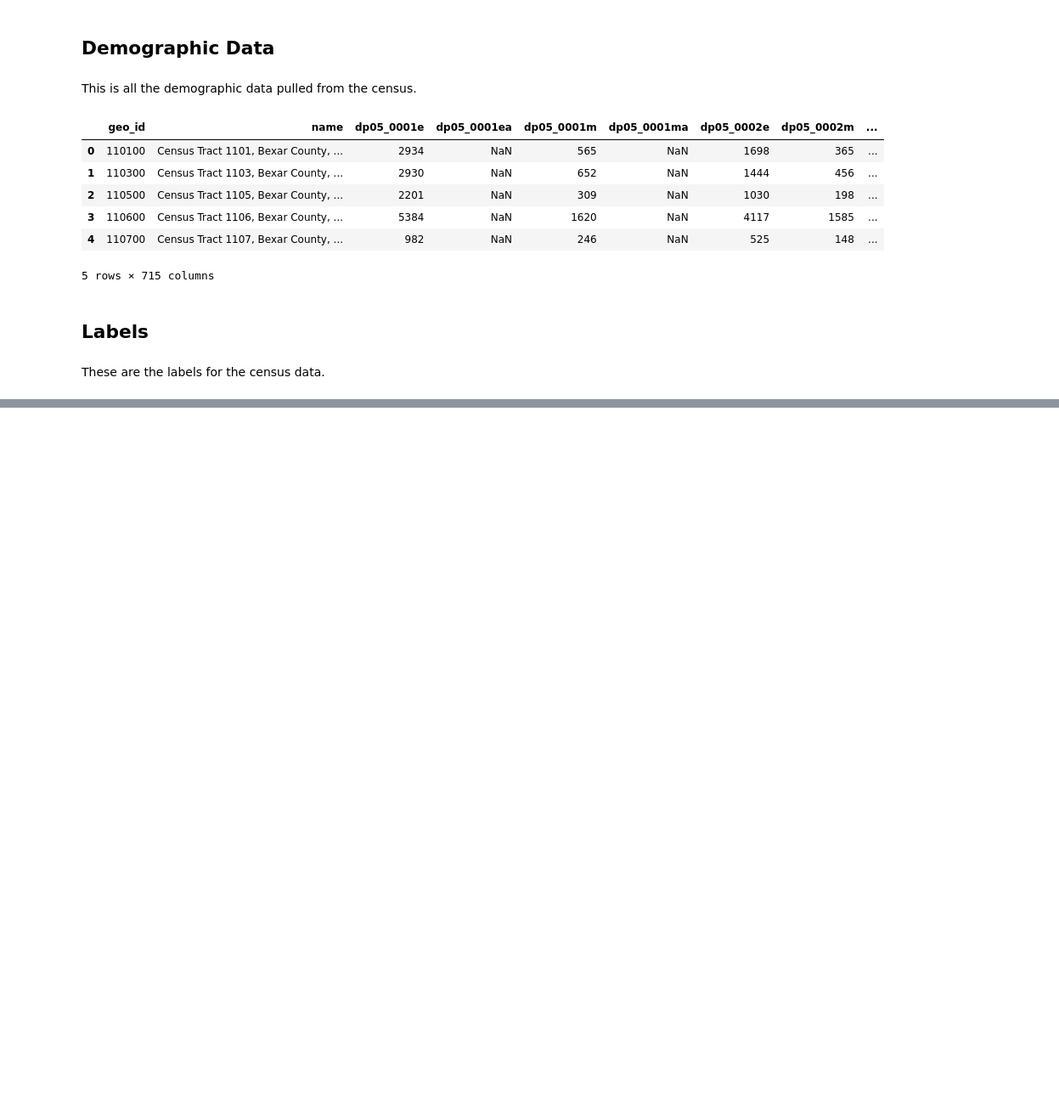
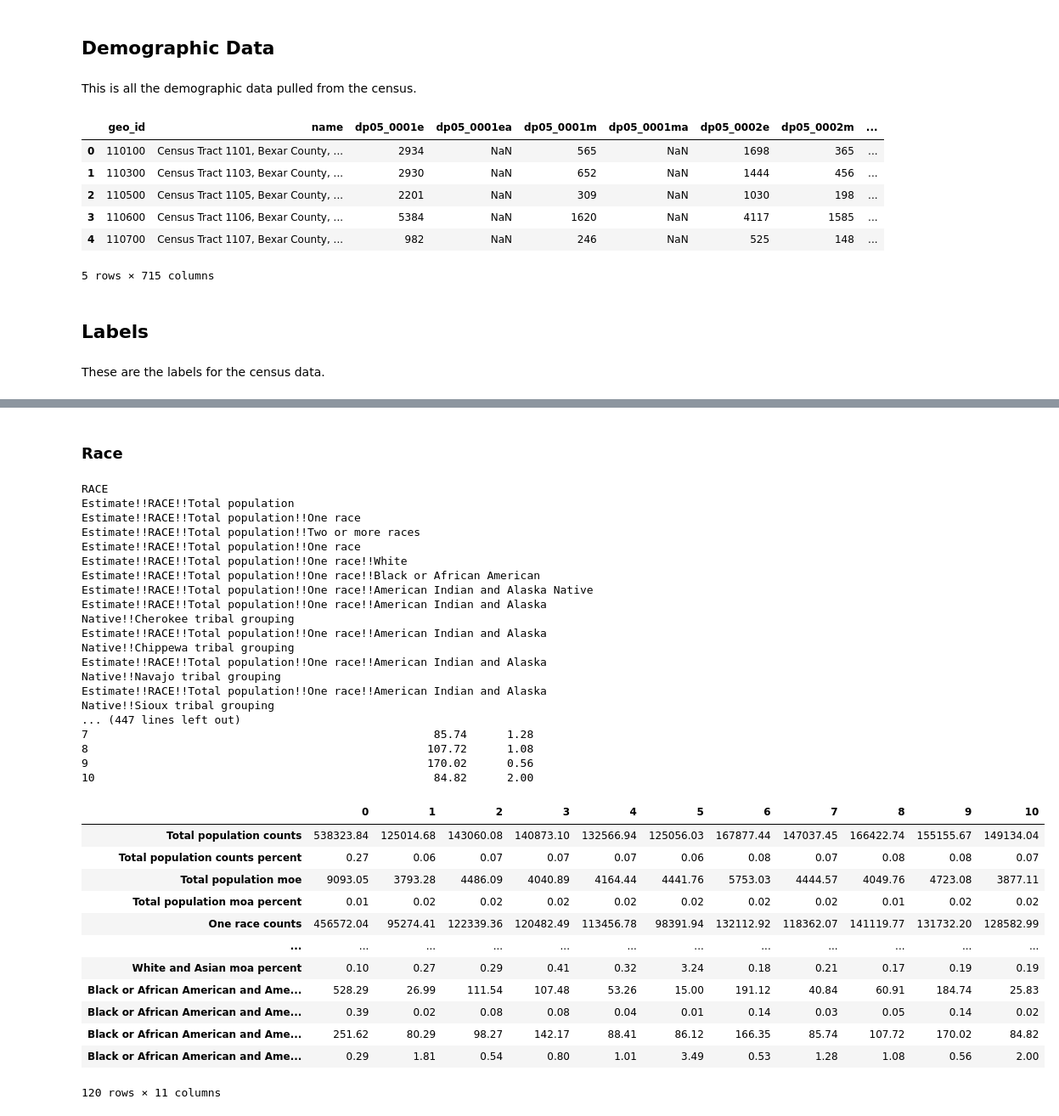
Before and after one commit to misty-garcia/sa2020-CCD, a Jupyter notebook: census_data.ipynb, the cells around one changed output, grey strips where cells are left out. Shown at 85% size. Cells and saved outputs as stored; diff of their text form; code cells hidden in the pictures; blank space fills up the shorter version.

```diff
--- a/census_data.ipynb
+++ b/census_data.ipynb
@@ -66,0 +65,3 @@ labels = labels [~labels.label.str.contains('ratio')]
+# %%
+groups = labels.label.str.split('!', expand=True)[2].unique()
+groups
@@ -107,2 +116,17 @@ def cal_counts(label):
 
     return dff
+# %%
+def cal_district_numbers(labels_check):
+    district_totals = pd.DataFrame(np.arange(11))
+    totals = []
+
+    for label in labels_check:
+        dff = cal_counts(label)
+        name = dff.index.name
+        dff.columns = [name + ' counts', name + ' counts percent', name + ' moe', name + ' moa percent']
+        dff = dff.reset_index(drop=True)
+
+        district_totals = pd.concat([district_totals,dff],axis=1)
+
+    district_totals = district_totals.drop(columns=0)
+    return district_totals.T
@@ -109,13 +137,14 @@ def cal_counts(label):
 # %%
-grouping = 'SEX AND AGE'
+grouping = groups[0]
 
-labels = labels [labels.label.str.contains(grouping)]
-labels = labels.iloc[:-13]
-labels_check = labels.column_name.str[:-1]
-labels
+current_labels = labels [labels.label.str.contains(grouping)]
+current_labels = current_labels.iloc[:-13]
+labels_check = current_labels.column_name.str[:-1]
 
-for titles in labels.label:
+for titles in current_labels.label:
     print(titles)
+
+cal_district_numbers(labels_check)
 # %% [output]
 Estimate!!SEX AND AGE!!Total population
 Estimate!!SEX AND AGE!!Total population!!Male
@@ -208,0 +181,45 @@ district_totals.T.to_excel('CCD_test3.xlsx')
+# %% [markdown]
+### Race
+# %%
+grouping = groups[1]
+print(grouping)
+
+current_labels = labels [labels.label.str.contains(grouping)]
+current_labels = current_labels.iloc[:-16]
+labels_check = current_labels.column_name.str[:-1]
+
+for titles in current_labels.label:
+    print(titles)
+
+cal_district_numbers(labels_check)
+# %% [output]
+RACE
+Estimate!!RACE!!Total population
+Estimate!!RACE!!Total population!!One race
+Estimate!!RACE!!Total population!!Two or more races
+Estimate!!RACE!!Total population!!One race
+Estimate!!RACE!!Total population!!One race!!White
+Estimate!!RACE!!Total population!!One race!!Black or African American
+Estimate!!RACE!!Total population!!One race!!American Indian and Alaska Native
+Estimate!!RACE!!Total population!!One race!!American Indian and Alaska Native!!Cherokee tribal grouping
+Estimate!!RACE!!Total population!!One race!!American Indian and Alaska Native!!Chippewa tribal grouping
+Estimate!!RACE!!Total population!!One race!!American Indian and Alaska Native!!Navajo tribal grouping
+Estimate!!RACE!!Total population!!One race!!American Indian and Alaska Native!!Sioux tribal grouping
+... (447 lines left out)
+7                                                    85.74      1.28
+8                                                   107.72      1.08
+9                                                   170.02      0.56
+10                                                   84.82      2.00
+|  | 0 | 1 | 2 | 3 | 4 | 5 | 6 | 7 | 8 | 9 | 10 |
+| Total population counts | 538323.84 | 125014.68 | 143060.08 | 140873.10 | 132566.94 | 125056.03 | 167877.44 | 147037.45 | 166422.74 | 155155.67 | 149134.04 |
+| Total population counts percent | 0.27 | 0.06 | 0.07 | 0.07 | 0.07 | 0.06 | 0.08 | 0.07 | 0.08 | 0.08 | 0.07 |
+| Total population moe | 9093.05 | 3793.28 | 4486.09 | 4040.89 | 4164.44 | 4441.76 | 5753.03 | 4444.57 | 4049.76 | 4723.08 | 3877.11 |
+| Total population moa percent | 0.01 | 0.02 | 0.02 | 0.02 | 0.02 | 0.02 | 0.02 | 0.02 | 0.01 | 0.02 | 0.02 |
+| One race counts | 456572.04 | 95274.41 | 122339.36 | 120482.49 | 113456.78 | 98391.94 | 132112.92 | 118362.07 | 141119.77 | 131732.20 | 128582.99 |
+| ... | ... | ... | ... | ... | ... | ... | ... | ... | ... | ... | ... |
+| White and Asian moa percent | 0.10 | 0.27 | 0.29 | 0.41 | 0.32 | 3.24 | 0.18 | 0.21 | 0.17 | 0.19 | 0.19 |
+| Black or African American and Ame... | 528.29 | 26.99 | 111.54 | 107.48 | 53.26 | 15.00 | 191.12 | 40.84 | 60.91 | 184.74 | 25.83 |
+| Black or African American and Ame... | 0.39 | 0.02 | 0.08 | 0.08 | 0.04 | 0.01 | 0.14 | 0.03 | 0.05 | 0.14 | 0.02 |
+| Black or African American and Ame... | 251.62 | 80.29 | 98.27 | 142.17 | 88.41 | 86.12 | 166.35 | 85.74 | 107.72 | 170.02 | 84.82 |
+| Black or African American and Ame... | 0.29 | 1.81 | 0.54 | 0.80 | 1.01 | 3.49 | 0.53 | 1.28 | 1.08 | 0.56 | 2.00 |
+120 rows × 11 columns
```
Also changed, not shown: parts of 17 cells of this notebook.
